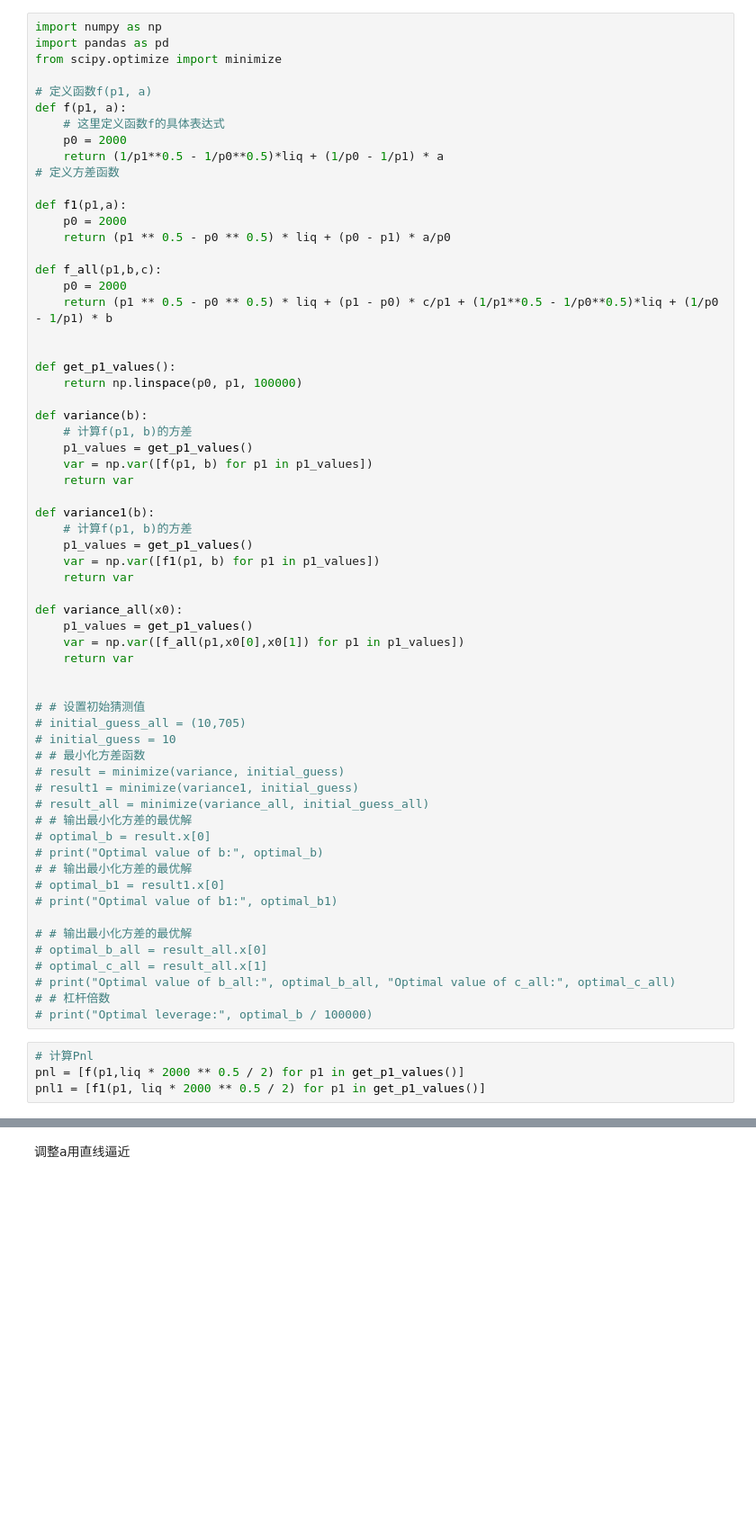
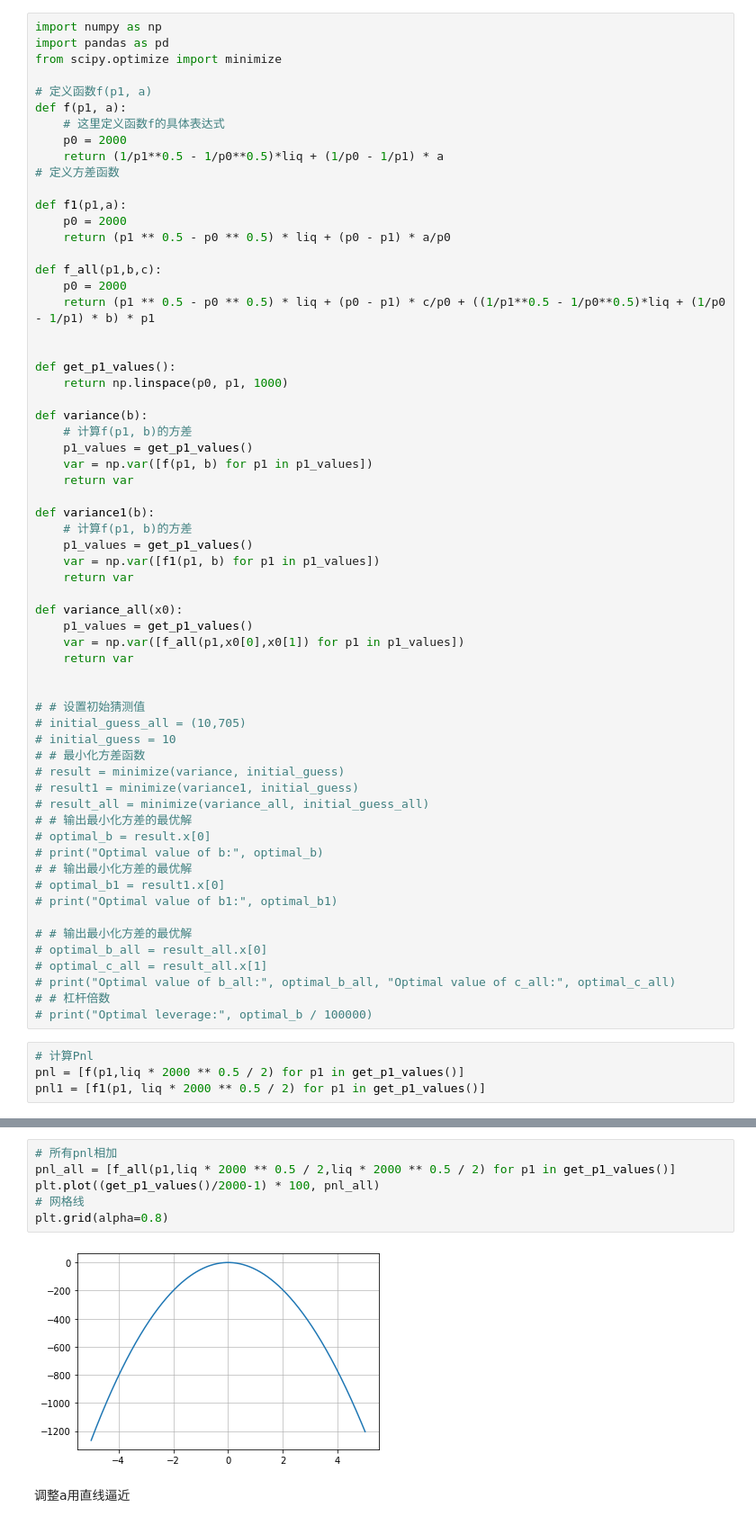
Before and after one commit to hanksong/hft_intern, a Jupyter notebook: 模拟Uni+永续.ipynb, the cells around one changed output, grey strips where cells are left out. Shown at 90% size. Saved outputs shown, nothing was run; the diff lists cells and outputs as text; blank space fills up the shorter version.

```diff
--- a/模拟Uni+永续.ipynb
+++ b/模拟Uni+永续.ipynb
@@ -126,11 +126,11 @@ def f1(p1,a):
 
 def f_all(p1,b,c):
     p0 = 2000
-    return (p1 ** 0.5 - p0 ** 0.5) * liq + (p1 - p0) * c/p1 + (1/p1**0.5 - 1/p0**0.5)*liq + (1/p0 - 1/p1) * b
+    return (p1 ** 0.5 - p0 ** 0.5) * liq + (p0 - p1) * c/p0 + ((1/p1**0.5 - 1/p0**0.5)*liq + (1/p0 - 1/p1) * b) * p1
 
 
 def get_p1_values():
-    return np.linspace(p0, p1, 100000)
+    return np.linspace(p0, p1, 1000)
 
 def variance(b):
     # 计算f(p1, b)的方差
@@ -214,3 +197,11 @@ plt.plot(get_p1_values(),[bipnl(2000,p1,liq * 2000 ** 0.5 / 2) + dx(p1,50000) fo
+# %%
+# 所有pnl相加
+pnl_all = [f_all(p1,liq * 2000 ** 0.5 / 2,liq * 2000 ** 0.5 / 2) for p1 in get_p1_values()]
+plt.plot((get_p1_values()/2000-1) * 100, pnl_all)
+# 网格线
+plt.grid(alpha=0.8)
+# %% [output]
+[figure, added]
 # %% [markdown]
 调整a用直线逼近
 # %%
```
Also changed, not shown: parts of 4 cells of this notebook, 2 other files.
